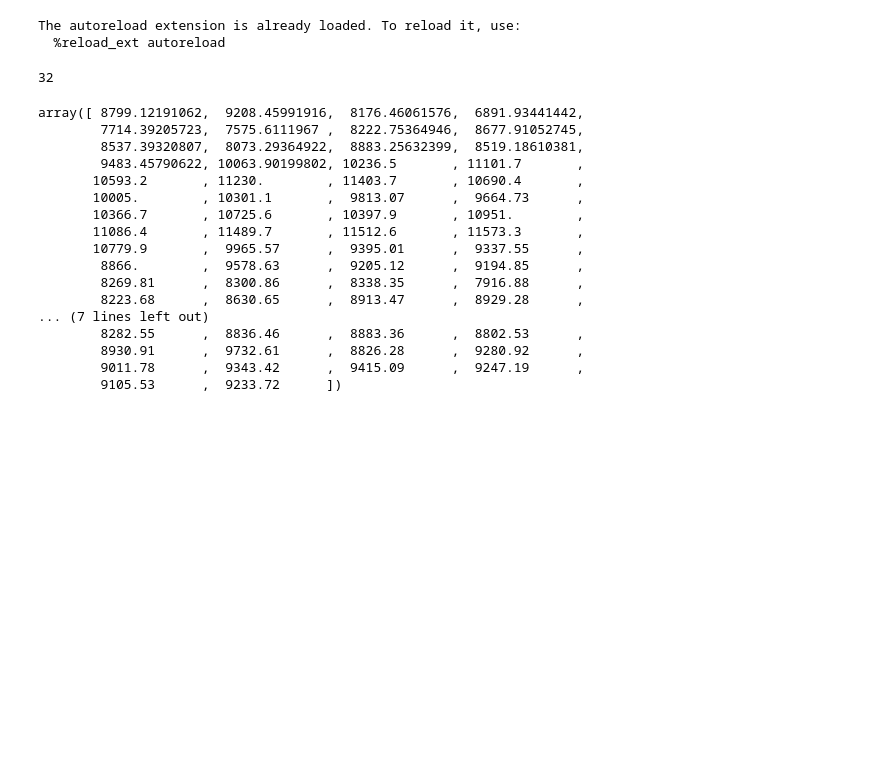
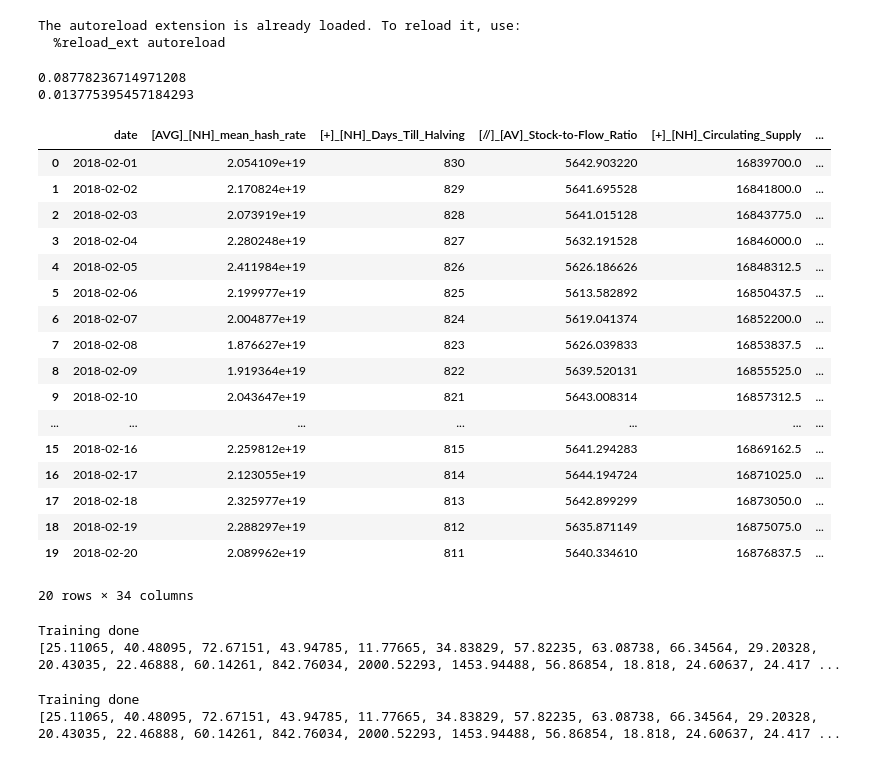
Before and after one commit to AlexandreLaizet/bitcoin_deep_learning, a Jupyter notebook: notebooks/Aloys_notebook.ipynb, the cells around one changed output. Cells and saved outputs as stored; diff of their text form; code cells hidden in the pictures; blank space fills up the shorter version.

```diff
--- a/notebooks/Aloys_notebook.ipynb
+++ b/notebooks/Aloys_notebook.ipynb
@@ -101,27 +52,43 @@ def get_cross_XY(data="train"):
 # %% [output]
 The autoreload extension is already loaded. To reload it, use:
   %reload_ext autoreload
-# %%
-(X_train_list, Y_train_list, X_test_list,Y_test_list) = get_cross_XY(data="train")
-# %% [output]
-32
-# %%
-X_train_list[0][1][:,-2]
-# %% [output]
-array([ 8799.12191062,  9208.45991916,  8176.46061576,  6891.93441442,
-        7714.39205723,  7575.6111967 ,  8222.75364946,  8677.91052745,
-        8537.39320807,  8073.29364922,  8883.25632399,  8519.18610381,
-        9483.45790622, 10063.90199802, 10236.5       , 11101.7       ,
-       10593.2       , 11230.        , 11403.7       , 10690.4       ,
-       10005.        , 10301.1       ,  9813.07      ,  9664.73      ,
-       10366.7       , 10725.6       , 10397.9       , 10951.        ,
-       11086.4       , 11489.7       , 11512.6       , 11573.3       ,
-       10779.9       ,  9965.57      ,  9395.01      ,  9337.55      ,
-        8866.        ,  9578.63      ,  9205.12      ,  9194.85      ,
-        8269.81      ,  8300.86      ,  8338.35      ,  7916.88      ,
-        8223.68      ,  8630.65      ,  8913.47      ,  8929.28      ,
-... (7 lines left out)
-        8282.55      ,  8836.46      ,  8883.36      ,  8802.53      ,
-        8930.91      ,  9732.61      ,  8826.28      ,  9280.92      ,
-        9011.78      ,  9343.42      ,  9415.09      ,  9247.19      ,
-        9105.53      ,  9233.72      ])
+# %%
+train_df = ApiCall().read_local()
+print((9014.026207-8222.753649)/9014.026207)
+print((8799.121911-8677.910527)/8799.121911)
+train_df.head(20)
+# %% [output]
+0.08778236714971208
+0.013775395457184293
+|  | date | [AVG]_[NH]_mean_hash_rate | [+]_[NH]_Days_Till_Halving | [//]_[AV]_Stock-to-Flow_Ratio | [+]_[NH]_Circulating_Supply | ... |
+| 0 | 2018-02-01 | 2.054109e+19 | 830 | 5642.903220 | 16839700.0 | ... |
+| 1 | 2018-02-02 | 2.170824e+19 | 829 | 5641.695528 | 16841800.0 | ... |
+| 2 | 2018-02-03 | 2.073919e+19 | 828 | 5641.015128 | 16843775.0 | ... |
+| 3 | 2018-02-04 | 2.280248e+19 | 827 | 5632.191528 | 16846000.0 | ... |
+| 4 | 2018-02-05 | 2.411984e+19 | 826 | 5626.186626 | 16848312.5 | ... |
+| 5 | 2018-02-06 | 2.199977e+19 | 825 | 5613.582892 | 16850437.5 | ... |
+| 6 | 2018-02-07 | 2.004877e+19 | 824 | 5619.041374 | 16852200.0 | ... |
+| 7 | 2018-02-08 | 1.876627e+19 | 823 | 5626.039833 | 16853837.5 | ... |
+| 8 | 2018-02-09 | 1.919364e+19 | 822 | 5639.520131 | 16855525.0 | ... |
+| 9 | 2018-02-10 | 2.043647e+19 | 821 | 5643.008314 | 16857312.5 | ... |
+| ... | ... | ... | ... | ... | ... | ... |
+| 15 | 2018-02-16 | 2.259812e+19 | 815 | 5641.294283 | 16869162.5 | ... |
+| 16 | 2018-02-17 | 2.123055e+19 | 814 | 5644.194724 | 16871025.0 | ... |
+| 17 | 2018-02-18 | 2.325977e+19 | 813 | 5642.899299 | 16873050.0 | ... |
+| 18 | 2018-02-19 | 2.288297e+19 | 812 | 5635.871149 | 16875075.0 | ... |
+| 19 | 2018-02-20 | 2.089962e+19 | 811 | 5640.334610 | 16876837.5 | ... |
+20 rows × 34 columns
+# %%
+model = LinearRegressionBaselineModel2()
+folf_score,score = train(model,train_df)
+print(fold_score,score)
+# %% [output]
+Training done
+[25.11065, 40.48095, 72.67151, 43.94785, 11.77665, 34.83829, 57.82235, 63.08738, 66.34564, 29.20328, 20.43035, 22.46888, 60.14261, 842.76034, 2000.52293, 1453.94488, 56.86854, 18.818, 24.60637, 24.417 ...
+# %%
+model = LinearRegressionBaselineModel(alpha=50,l1_ratio=0.01)
+folf_score,score = train(model,train_df)
+print(fold_score,score)
+# %% [output]
+Training done
+[25.11065, 40.48095, 72.67151, 43.94785, 11.77665, 34.83829, 57.82235, 63.08738, 66.34564, 29.20328, 20.43035, 22.46888, 60.14261, 842.76034, 2000.52293, 1453.94488, 56.86854, 18.818, 24.60637, 24.417 ...
```
Also changed, not shown: parts of 5 cells of this notebook, 1 other file.
